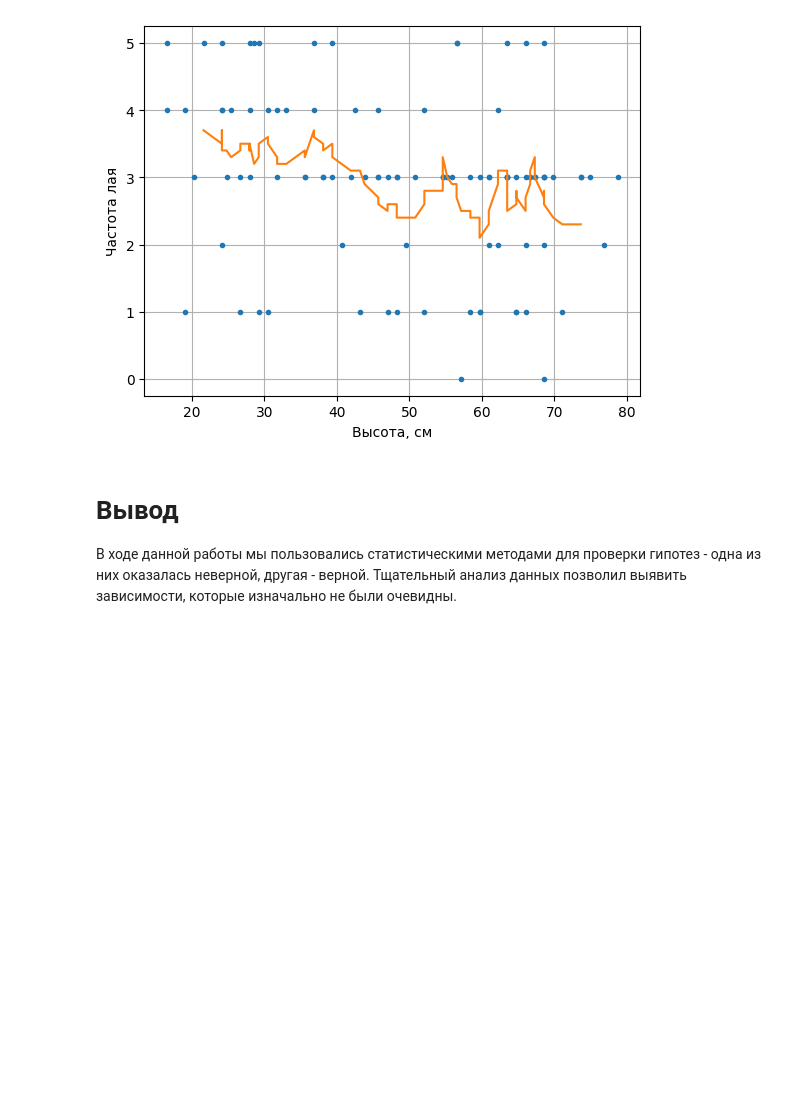
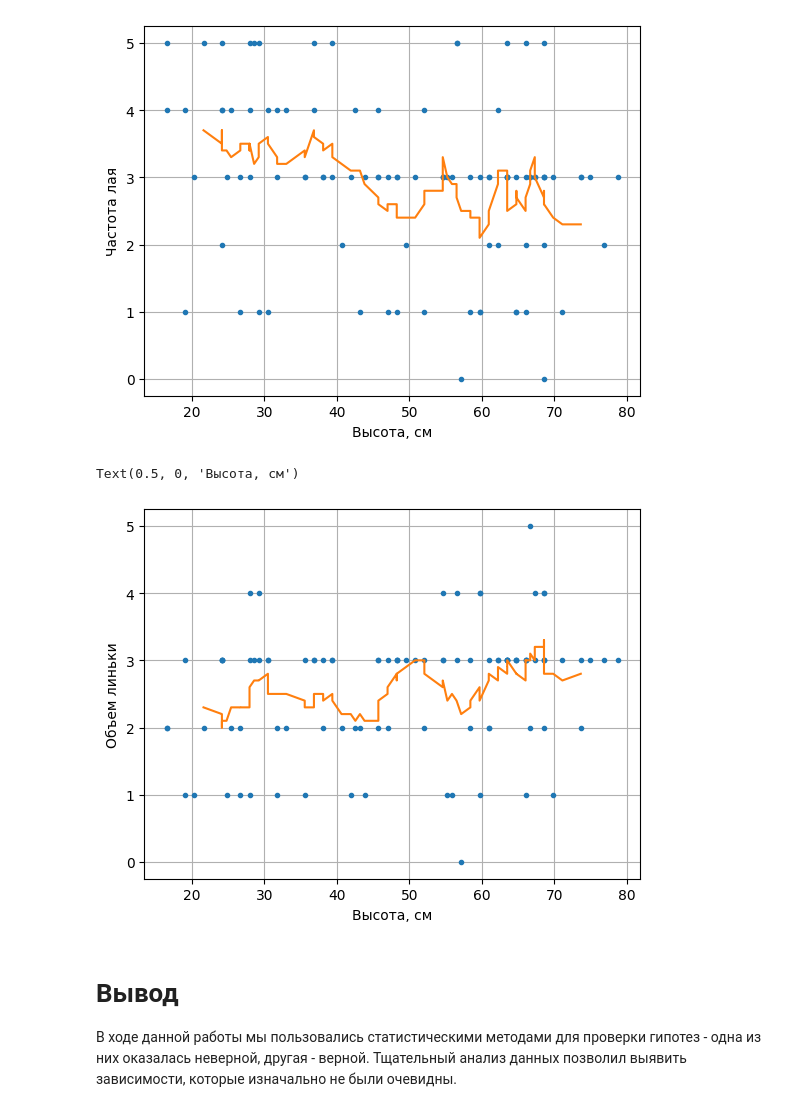
Before and after one commit to julproh/Analyz, a Jupyter notebook: Analiz_bazy_dannykh_porod_sobak.ipynb, the cells around one changed output. Saved outputs shown, nothing was run; the diff lists cells and outputs as text; code cells hidden in the pictures; blank space fills up the shorter version.

```diff
--- a/Analiz_bazy_dannykh_porod_sobak.ipynb
+++ b/Analiz_bazy_dannykh_porod_sobak.ipynb
@@ -570,9 +574,12 @@ plt.xlabel("Высота, см")
 Text(0.5, 0, 'Высота, см')
 [figure]
 # %%
-plot_mean(df, "avg_shedding", "barking")
-plt.ylabel("Частота лая")
+plot_mean(df, "avg_height", "shedding")
+plt.ylabel("Объем линьки")
 plt.xlabel("Высота, см")
+# %% [output]
+Text(0.5, 0, 'Высота, см')
+[figure, added]
 # %% [markdown]
 # Вывод
 
```
Also changed, not shown: parts of 1 cell of this notebook, 1 other file.
